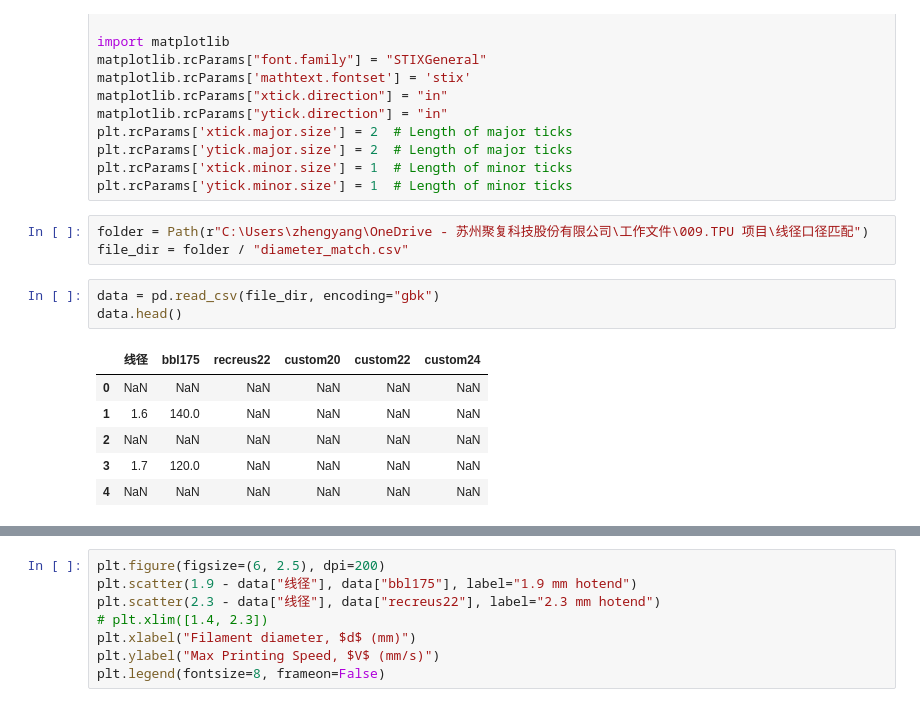
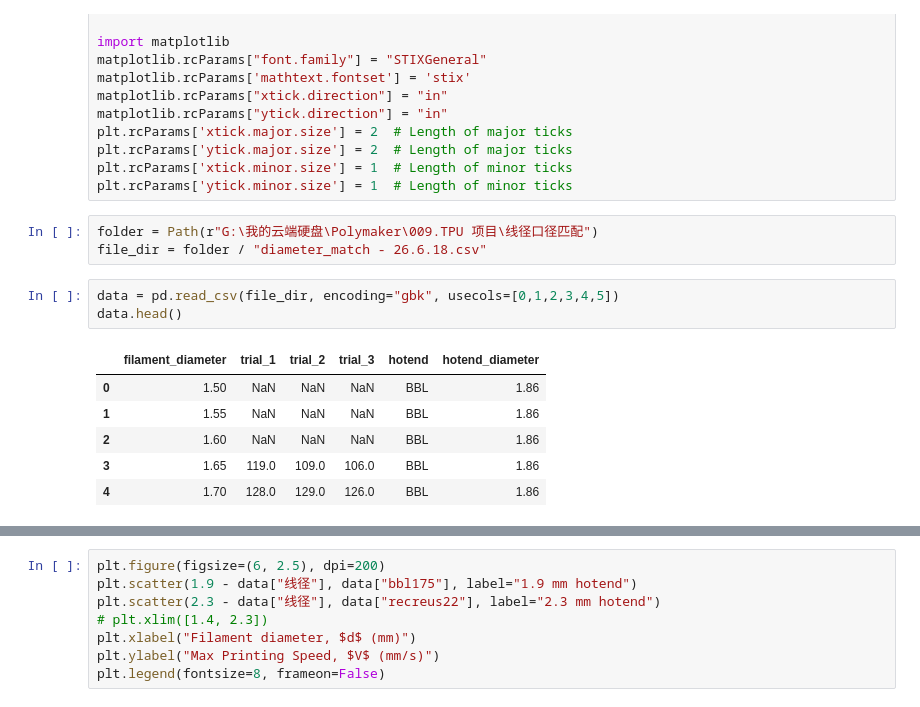
Before and after one commit to ZLoverty/Boralus, a Jupyter notebook: diameter_match.ipynb, the cells around one changed output, grey strips where cells are left out. Drawn from its saved outputs; the diff is of its cells as text.

Commit message:
accurate diameter results  updated

```diff
--- a/diameter_match.ipynb
+++ b/diameter_match.ipynb
@@ -13,15 +13,15 @@ plt.rcParams['ytick.major.size'] = 2  # Length of major ticks
 plt.rcParams['xtick.minor.size'] = 1  # Length of minor ticks
 plt.rcParams['ytick.minor.size'] = 1  # Length of minor ticks
 # %%
-folder = Path(r"C:\Users\zhengyang\OneDrive - 苏州聚复科技股份有限公司\工作文件\009.TPU 项目\线径口径匹配")
-file_dir = folder / "diameter_match.csv"
+folder = Path(r"G:\我的云端硬盘\Polymaker\009.TPU 项目\线径口径匹配")
+file_dir = folder / "diameter_match - 26.6.18.csv"
 # %%
-data = pd.read_csv(file_dir, encoding="gbk")
+data = pd.read_csv(file_dir, encoding="gbk", usecols=[0,1,2,3,4,5])
 data.head()
 # %% [output]
-|  | 线径 | bbl175 | recreus22 | custom20 | custom22 | custom24 |
-| 0 | NaN | NaN | NaN | NaN | NaN | NaN |
-| 1 | 1.6 | 140.0 | NaN | NaN | NaN | NaN |
-| 2 | NaN | NaN | NaN | NaN | NaN | NaN |
-| 3 | 1.7 | 120.0 | NaN | NaN | NaN | NaN |
-| 4 | NaN | NaN | NaN | NaN | NaN | NaN |
+|  | filament_diameter | trial_1 | trial_2 | trial_3 | hotend | hotend_diameter |
+| 0 | 1.50 | NaN | NaN | NaN | BBL | 1.86 |
+| 1 | 1.55 | NaN | NaN | NaN | BBL | 1.86 |
+| 2 | 1.60 | NaN | NaN | NaN | BBL | 1.86 |
+| 3 | 1.65 | 119.0 | 109.0 | 106.0 | BBL | 1.86 |
+| 4 | 1.70 | 128.0 | 129.0 | 126.0 | BBL | 1.86 |
```
Also changed, not shown: parts of 2 cells of this notebook.
